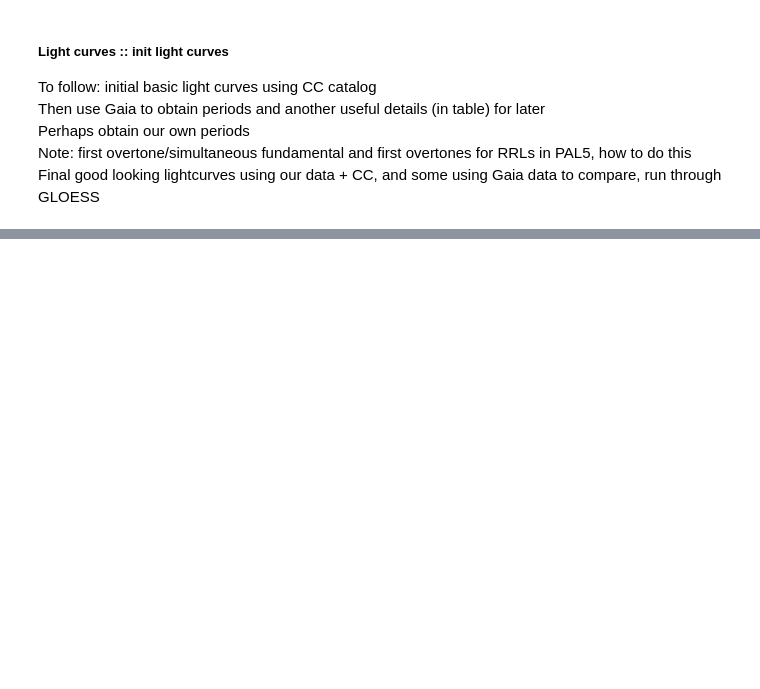
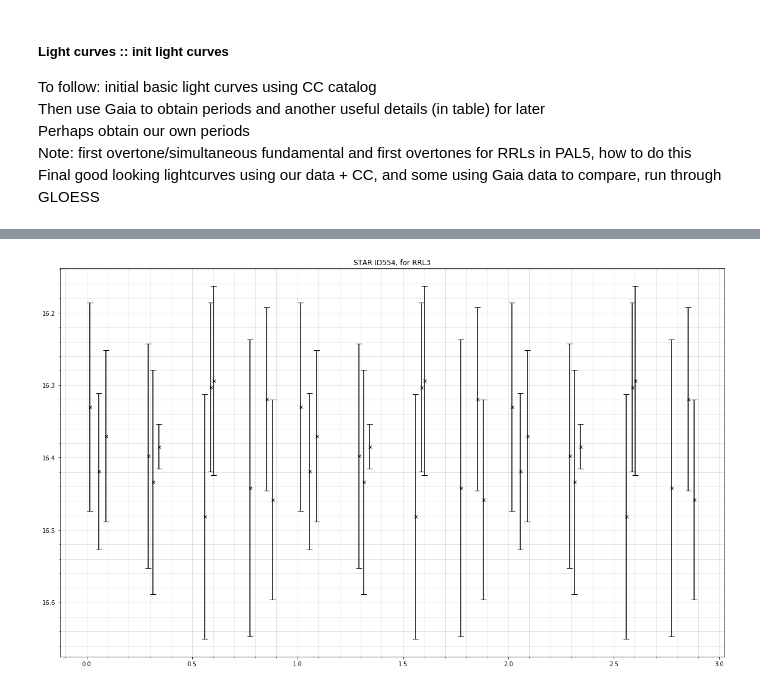
Before and after one commit to ltb24/Luke_RRLs_project, a Jupyter notebook: photometry_intro/Photometry_version_1_PAL5.ipynb, the cells around one changed output, grey strips where cells are left out. Saved outputs shown, nothing was run; the diff lists cells and outputs as text; code cells hidden in the pictures; blank space fills up the shorter version.

```diff
--- a/photometry_intro/Photometry_version_1_PAL5.ipynb
+++ b/photometry_intro/Photometry_version_1_PAL5.ipynb
@@ -531,0 +637,83 @@ Final good looking lightcurves using our data + CC, and some using Gaia data to
+# %%
+## LIGHT CURVE ANALYSIS: PAL5 3p6um DATA ##
+##_______________________________________##
+
+# OPTIONS
+cluster_input = 'PAL5'
+channel       = '3p6um'
+epoch_path    = 'PAL5_data/*/'
+
+## READ IN MAIN FILE ##
+
+main_file = 'C:/Users/lukeb/Documents/MPhys_Project_RRLs/Luke_RRLs_project/output_files/'+cluster_input+'_main_phot_'+channel+'.txt'
+main_table = ascii.read(main_file, delimiter = ',', data_start = 1)
+print(main_file)
+## EXTRACTING LCTIME ##
+
+path1 = epoch_path+cluster_input+'__e[0-9]_'+channel+'.fits'
+path2 = epoch_path+cluster_input+'__e[0-9][0-9]_'+channel+'.fits'
+
+lctime = []
+
+for file in glob.glob(path1, recursive = True) + glob.glob(path2, recursive = True):
+    with fits.open(file) as hdr_list:
+        e_hdr = hdr_list[0].header
+        lctime.append(Time(e_hdr['DATE_OBS'], format = 'isot', scale = 'utc').mjd)
+
+## BASIC METHOD ##
+# CATALOGUE INPUT DATA
+RRL_id = 3
+rahms_cat = Angle('15:15:58.23', u.hour)
+dechms_cat = Angle('-00:05:47.4', u.degree)
+P = 0.2524
+
+# CONVERT TO DECIMAL
+ra_cat = rahms_cat.to_string(unit = u.deg, decimal = True)
+dec_cat = dechms_cat.to_string(unit = u.deg, decimal = True)
+print('RRL {0}: RA = {1}, dec = {2}'.format(RRL_id, ra_cat, dec_cat))
+
+# MANUALLY FINDING RRL
+#main_tableid = 95
+#main_tableid = 24
+main_tableid = 554
+
+
+# EXTRACT MAGNITUDES AND UNCERTAINTIES
+mag = []
+mag_err = []
+
+for i in range(1, 13):
+    epoch = i
+    mag.append(main_table[main_tableid]['mag_e'+str(i)])
+    mag_err.append(main_table[main_tableid]['unc_e'+str(i)])
+print(mag)
+print(mag_err)
+# CONVERT JD TO PHASE
+
+phase = []
+
+for i in lctime:
+    func = i / P
+    phase_val = func - np.floor(func)
+    phase.append(phase_val)
+print(phase)
+mag = np.ma.array(mag)
+mag = np.ma.masked_where(mag == -99, mag)
+mag_err = np.ma.array(mag_err)
+mag_err = np.ma.masked_where(mag_err == -99, mag_err)
+phase = np.ma.masked_array(phase, mag.mask)
+mag_long = np.concatenate((mag, mag, mag))
+unc_long = np.concatenate((mag_err, mag_err, mag_err))
+phase_long = np.concatenate((phase, phase + 1., phase + 2.))
+
+plt.errorbar(x = phase_long, y = mag_long, xerr = None, yerr = unc_long, fmt = 'kx', markersize = 5, capsize = 5)
+#plt.xlabel['a']
+#plt.ylabel['Apparent magnitude']
+plt.title('STAR ID{0}, for RRL{1}'.format(main_tableid, RRL_id))
+plt.minorticks_on()
+plt.grid(b = True, which = 'major', lw = .5, alpha = .2, color = 'black')
+plt.grid(b = True, which = 'minor', lw = .5, alpha = .2, color = 'black')
+plt.gca().invert_yaxis()
+plt.gcf().set_size_inches(20, 12)
+plt.show()
+# %% [output]
@@ -531,0 +725 @@ Final good looking lightcurves using our data + CC, and some using Gaia data to
+[figure, added]
```
Also changed, not shown: parts of 3 cells of this notebook.
